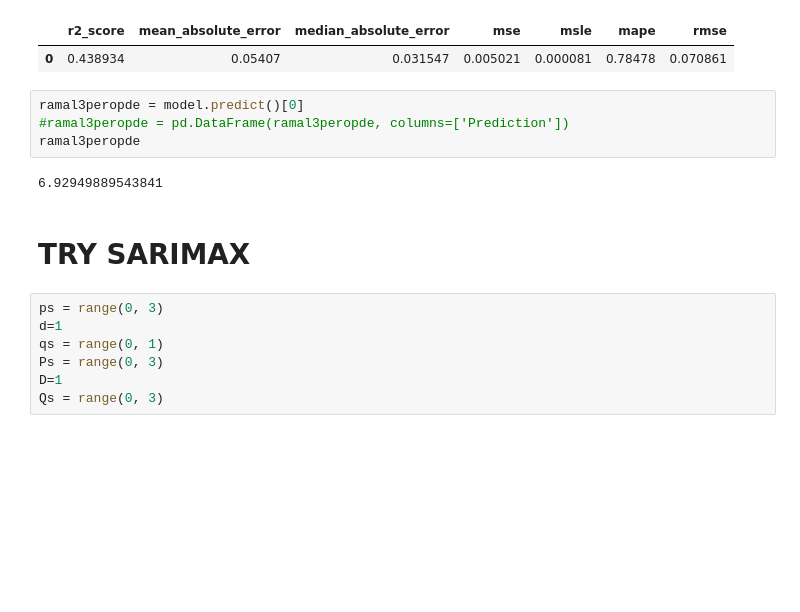
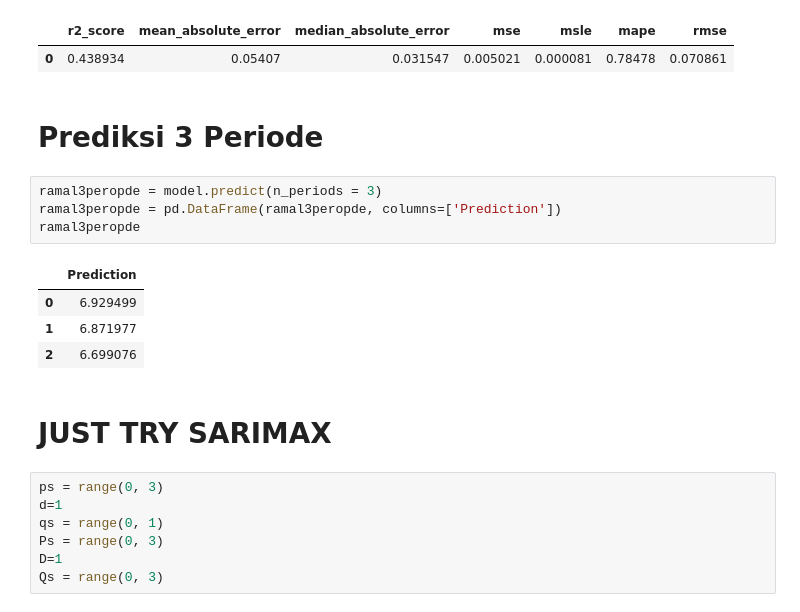
Before and after one commit to TunggalMAT/Exercise, a Jupyter notebook: TimeSeries/TIMESERIES ARIMA TUNGGAL.ipynb, the cells around one changed output. Drawn from its saved outputs; the diff is of its cells as text; blank space fills up the shorter version.

```diff
--- a/TimeSeries/TIMESERIES ARIMA TUNGGAL.ipynb
+++ b/TimeSeries/TIMESERIES ARIMA TUNGGAL.ipynb
@@ -283,14 +283,19 @@ evaluate_forecast(valid, forecast)
 # %% [output]
 |  | r2_score | mean_absolute_error | median_absolute_error | mse | msle | mape | rmse |
 | 0 | 0.438934 | 0.05407 | 0.031547 | 0.005021 | 0.000081 | 0.78478 | 0.070861 |
+# %% [markdown]
+# Prediksi 3 Periode
 # %%
-ramal3peropde = model.predict()[0]
-#ramal3peropde = pd.DataFrame(ramal3peropde, columns=['Prediction'])
+ramal3peropde = model.predict(n_periods = 3)
+ramal3peropde = pd.DataFrame(ramal3peropde, columns=['Prediction'])
 ramal3peropde
 # %% [output]
-6.92949889543841
+|  | Prediction |
+| 0 | 6.929499 |
+| 1 | 6.871977 |
+| 2 | 6.699076 |
 # %% [markdown]
-# TRY SARIMAX
+# JUST TRY SARIMAX
 # %%
 ps = range(0, 3)
 d=1
```
